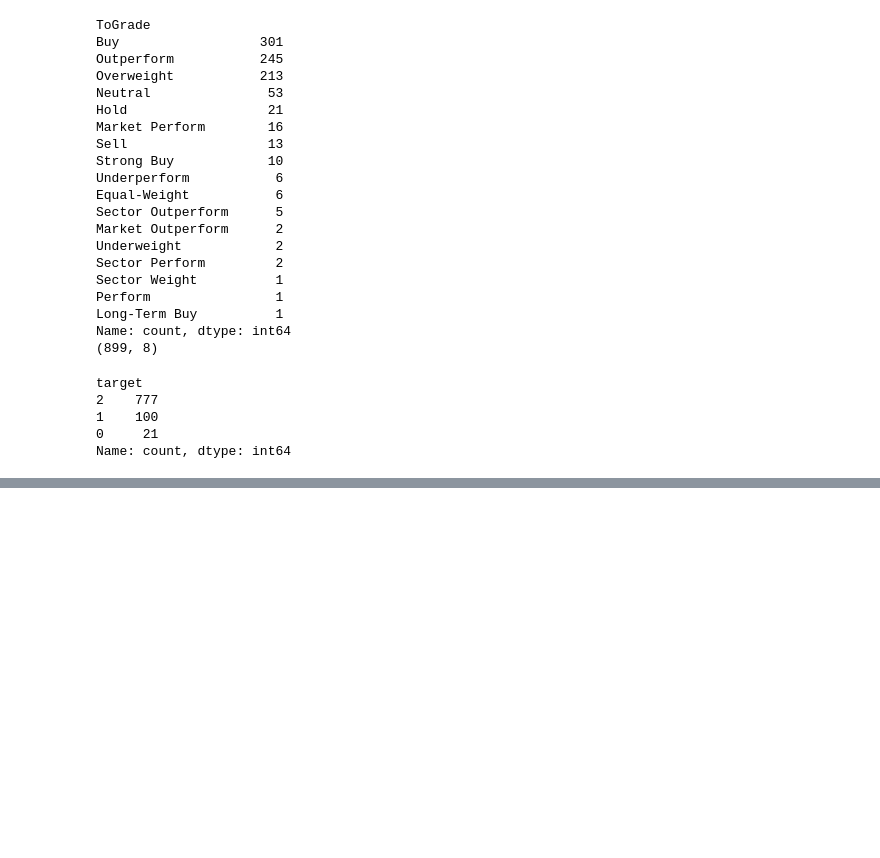
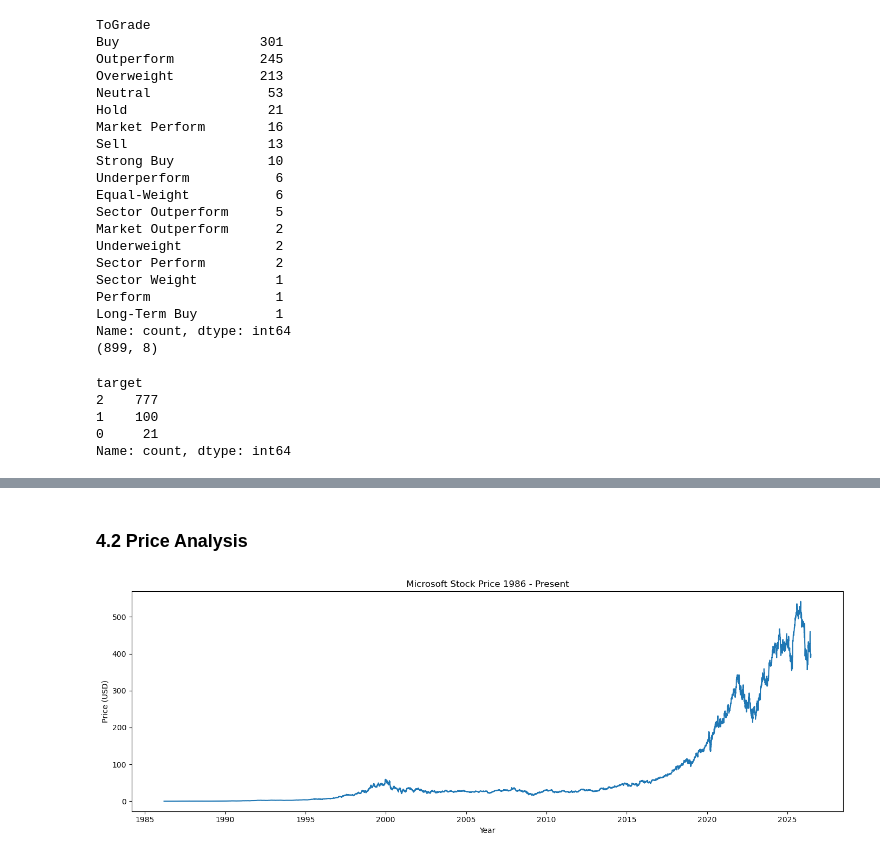
Before and after one commit to abdallahh07/Microsoft-analyst-recommendation-prediction, a Jupyter notebook: research.ipynb, the cells around one changed output, grey strips where cells are left out. Saved outputs shown, nothing was run; the diff lists cells and outputs as text; code cells hidden in the pictures; blank space fills up the shorter version.

```diff
--- a/research.ipynb
+++ b/research.ipynb
@@ -342,0 +397,13 @@ Name: count, dtype: int64
+# %% [markdown]
+### 4.2 Price Analysis
+# %%
+fig, ax = plt.subplots(figsize=(14, 5))
+ax.plot(price["Date"], price["Close"])
+ax.set_title("Microsoft Stock Price 1986 - Present")
+ax.set_xlabel("Year")
+ax.set_ylabel("Price (USD)")
+plt.tight_layout()
+plt.savefig("charts/price_history.png", dpi=150, bbox_inches="tight")
+plt.show()
+# %% [output]
+[figure, added]
```
Also changed, not shown: parts of 21 cells of this notebook, 9 other files.
